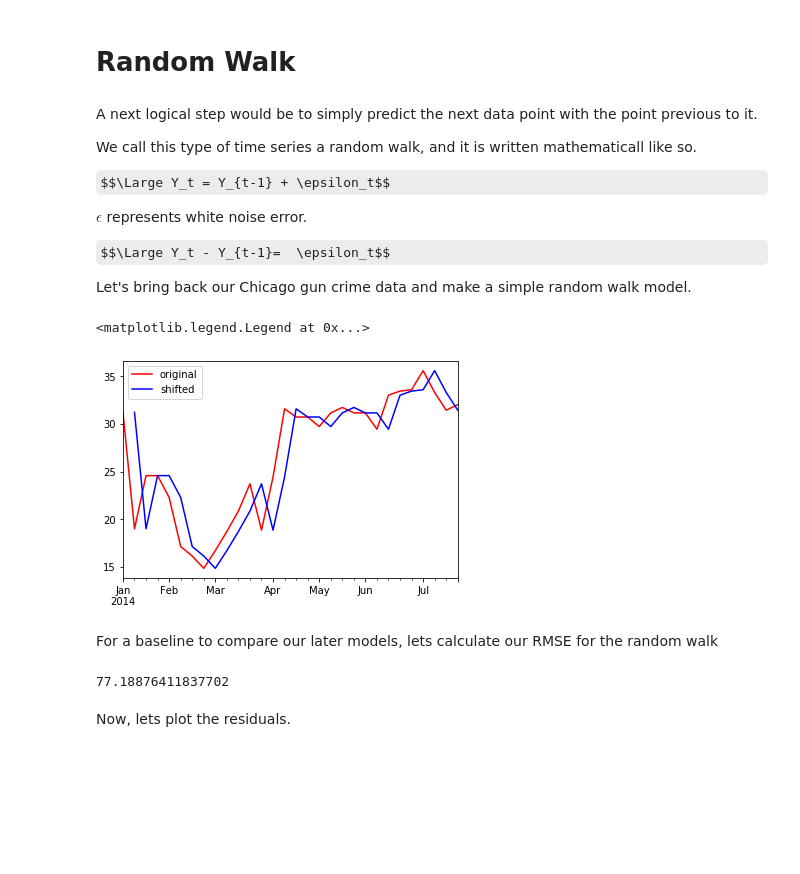
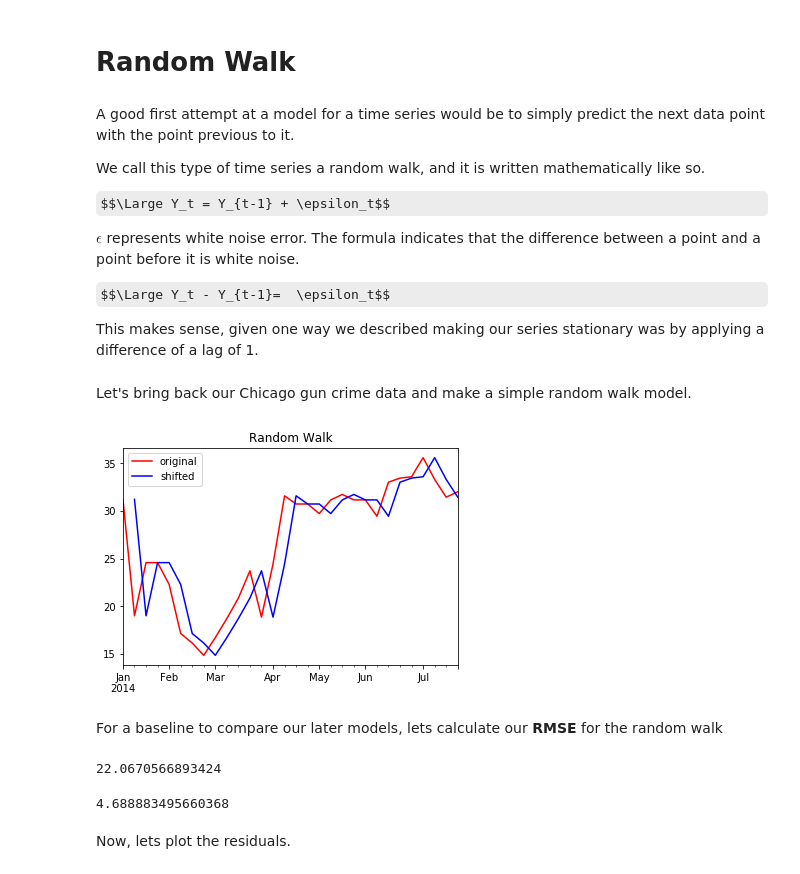
Before and after one commit to lecritch/time_series_models-chi-sea-dsc, a Jupyter notebook: index.ipynb, the cells around one changed output. Cells and saved outputs as stored; diff of their text form; code cells hidden in the pictures; some formulas as TeX source; blank space fills up the shorter version.

```diff
--- a/index.ipynb
+++ b/index.ipynb
@@ -81,38 +83,46 @@ We will now set aside our test set, and build our model on the train.
 # %% [markdown]
 # Random Walk
 # %% [markdown]
-A next logical step would be to simply predict the next data point with the point previous to it.
+A good first attempt at a model for a time series would be to simply predict the next data point with the point previous to it.
 
-We call this type of time series a random walk, and it is written mathematicall like so.
+We call this type of time series a random walk, and it is written mathematically like so.
 
 $$\Large Y_t = Y_{t-1} + \epsilon_t$$
 
-$\epsilon$ represents white noise error.
+$\epsilon$ represents white noise error.  The formula indicates that the difference between a point and a point before it is white noise.
 
 $$\Large Y_t - Y_{t-1}=  \epsilon_t$$
 
-Let's bring back our Chicago gun crime data and make a simple random walk model.
+This makes sense, given one way we described making our series stationary was by applying a difference of a lag of 1.
+# %% [markdown]
+Let's bring back our Chicago gun crime data and make a simple random walk model.
 # %%
 # we can perform this with the shift operator
-
+# The prediction for the next day is the original series shifted to the future by one day.
 random_walk = train.shift(1)
 
 import matplotlib.pyplot as plt
 fig, ax = plt.subplots()
 
 train[0:30].plot(ax=ax, c='r', label='original')
 random_walk[0:30].plot(ax=ax, c='b', label='shifted')
-plt.legend()
+ax.set_title('Random Walk')
+ax.legend();
 # %% [output]
-<matplotlib.legend.Legend at 0x...>
-[figure, old version]
+[figure, new version]
 # %% [markdown]
-For a baseline to compare our later models, lets calculate our RMSE for the random walk
+For a baseline to compare our later models, lets calculate our **RMSE** for the random walk
+# %%
+from sklearn.metrics import mean_squared_error
+mean_squared_error(train[1:], random_walk.dropna())
+# %% [output]
+22.0670566893424
 # %%
 residuals = random_walk - train
-np.sqrt((residuals.dropna()**2).sum())
+mse = (residuals.dropna()**2).sum()/len(residuals-1)
+np.sqrt(mse.sum())
 # %% [output]
-77.18876411837702
+4.688883495660368
 # %% [markdown]
 Now, lets plot the residuals.
 # %%
```
Also changed, not shown: parts of 62 cells of this notebook, 23 other files.
